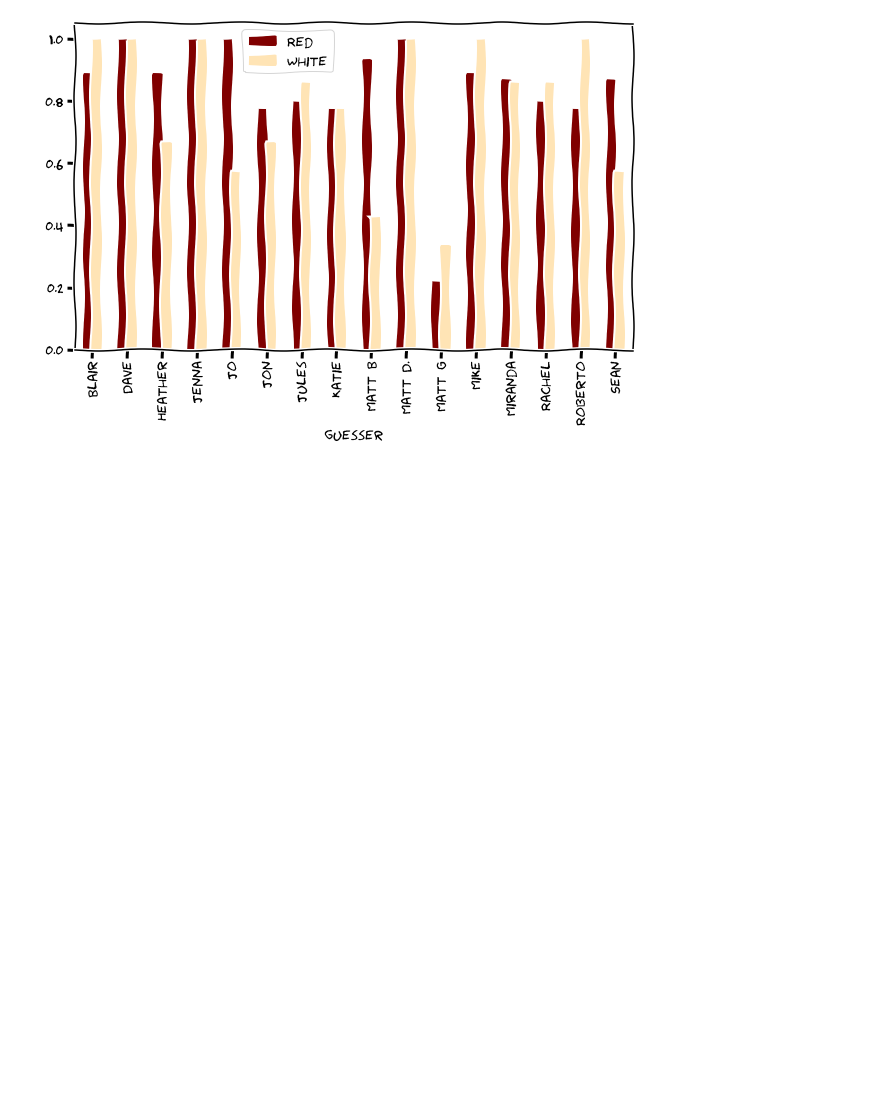
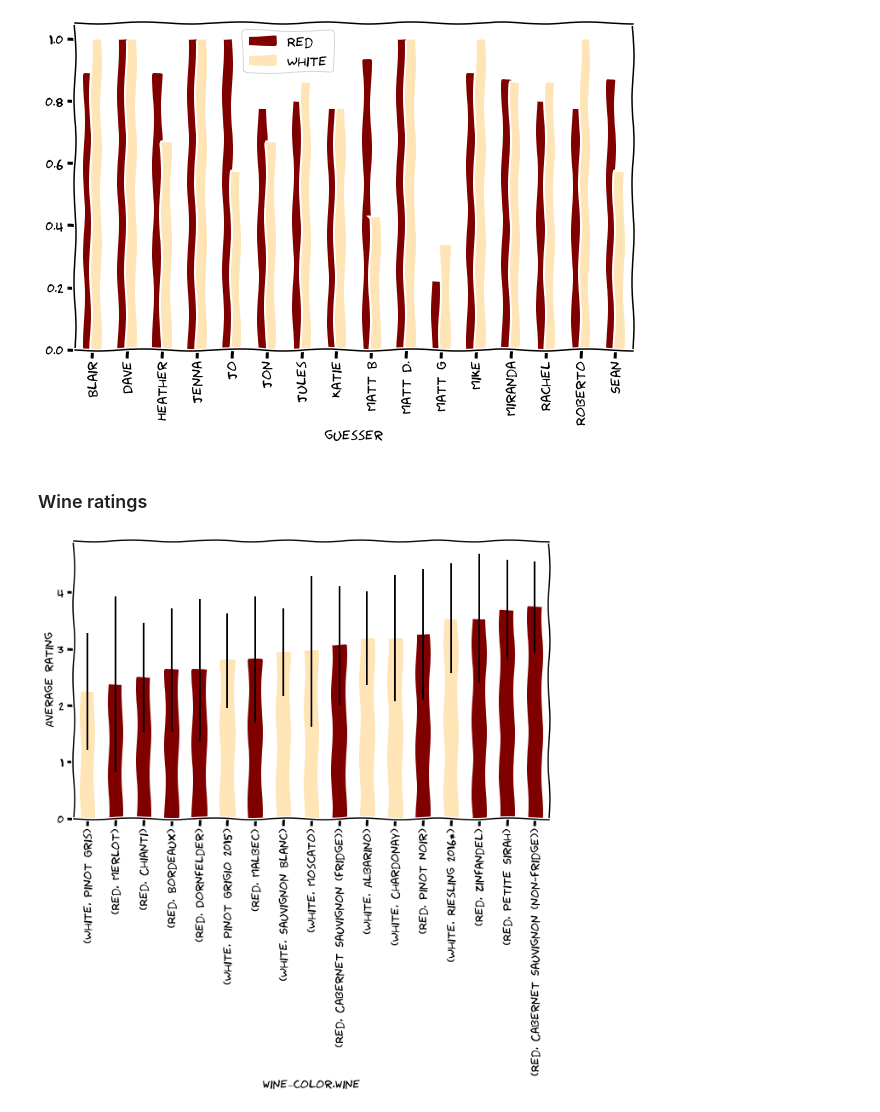
Before and after one commit to dborncamp/ScienceSaturday, a Jupyter notebook: ScienceSaturday01/red_white_analysis.ipynb, the cells around one changed output. Cells and saved outputs as stored; diff of their text form; code cells hidden in the pictures; blank space fills up the shorter version.

Commit message:
Added another plot. Wrote more for readme.

```diff
--- a/ScienceSaturday01/red_white_analysis.ipynb
+++ b/ScienceSaturday01/red_white_analysis.ipynb
@@ -127,3 +127,18 @@ plt.legend(loc=(0.3,0.85))
 plt.savefig('q5.png',bbox_inches='tight')
 # %% [output]
 [figure]
+# %% [markdown]
+### Wine ratings
+# %%
+ratings = tab.groupby(['wine_color','wine'])['wine_rating'].agg([np.mean,np.std])
+colors = ['maroon']*q4tab.loc['Red'].count() + ['moccasin']*q4tab.loc['White'].count()
+ratings['plotcolor'] = colors
+ratings.sort_values('mean',inplace=True)
+
+ratings.plot(kind='bar',color=ratings.plotcolor,figsize=(10,6),
+             y='mean',yerr='std',legend=False
+            )
+plt.ylabel('Average rating')
+plt.savefig('wine_ratings.png',bbox_inches='tight')
+# %% [output]
+[figure, added]
```
Also changed, not shown: parts of 1 cell of this notebook, 1 other file.
